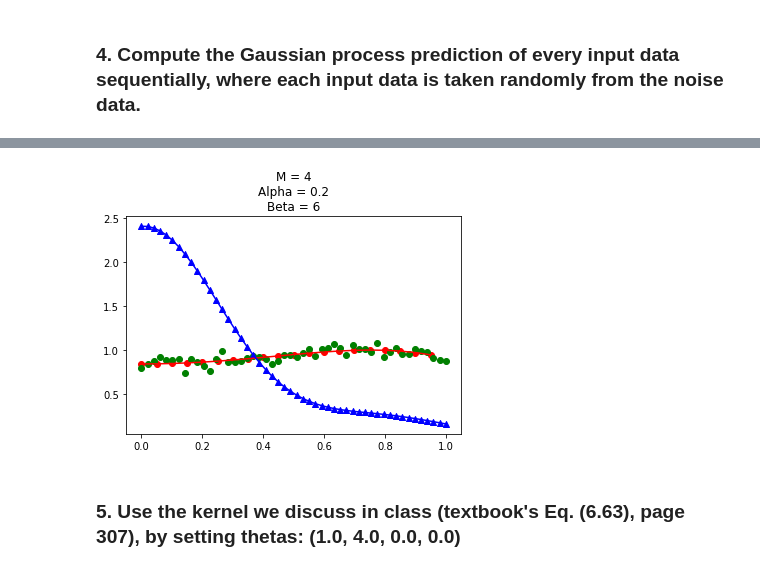
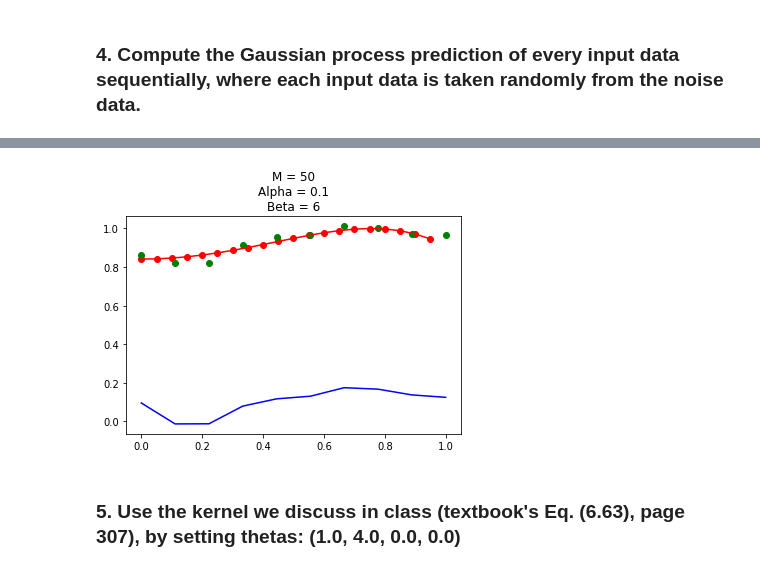
Before and after one commit to ninichang/py-and-fs, a Jupyter notebook: ML_Assignment_4_Gaussian_Processes_for_Regression.ipynb, the cells around one changed output, grey strips where cells are left out. Drawn from its saved outputs; the diff is of its cells as text; code cells hidden in the pictures.

```diff
--- a/ML_Assignment_4_Gaussian_Processes_for_Regression.ipynb
+++ b/ML_Assignment_4_Gaussian_Processes_for_Regression.ipynb
@@ -51,7 +51,7 @@ def gram_matrix(xn, M, alpha, sigma):
   big_phi = np.ones((len(xn), 1))
   for m_index in range(1, M):
         big_phi = np.c_[big_phi, gaussian_basis(xn, sigma*m_index, sigma)]
-  return np.dot(1/alpha, np.dot(big_phi, big_phi.T))
+  return 1/alpha* np.dot(big_phi, big_phi.T)
 
 def basis_kernel(xi, xj, M, alpha, sigma):
   phi_xi = [] ; phi_xj = []
@@ -66,34 +66,52 @@ def k_star_func(kernel_func, xn, x_star, M, alpha, sigma):
   k_star = []
   for i in range(len(xn)):
     phi_xi, phi_xj = kernel_func(xn[i], x_star, M, alpha, sigma)
-    k_star.append(np.dot(1/alpha, np.dot(phi_xi.T, phi_xj)))
+    k_star.append(1/alpha*np.dot(phi_xi.T, phi_xj))
   return np.reshape(k_star, (len(xn), 1))
 # %%
 def gaussian_process(xn, tn, M, alpha, beta):
-  sigma = (max(xn) - min(xn) + 0.0001)/M
-  chosen_x = [] ; chosen_x_index = [] ; xn_copy = xn ;
+  # ncol = 5 ; nrow = int(50/ncol)
+  # fig, axs = plt.subplots(nrow, ncol, figsize=(30, 40))
 
-  for round_index in range(len(xn)):
+  sigma = 1/M
+  chosen_x = [] ; chosen_x_index = [] ; xn_copy = xn ; round_index = 1 ;
+
+  for round_index in range(1, len(xn)+1):
+
     m_stars = [] ; sigma_stars = []
     x_star = np.random.choice(xn_copy) ; chosen_x.append(x_star)
     chosen_x_index.append(int(np.where(xn == x_star)[0])) ;
     xn_copy = np.delete(xn_copy, np.where(xn_copy == x_star))
 
-    xs = np.reshape(xn[chosen_x_index], (len(xn[chosen_x_index]), 1)) # xs : training data
-    ts = np.reshape(tn[chosen_x_index], (len(tn[chosen_x_index]), 1))
+    xs = np.reshape(xn[chosen_x_index], (round_index, 1))
+    ts = np.reshape(tn[chosen_x_index], (round_index, 1))
+
+    plt.scatter(X_coor, Y_coor, color="red") ;  plt.plot(X_coor, Y_coor, '-g', label='function', color="red")
+    plt.scatter(X, Y_noise, color="green");
+
+    offset = tn[int(np.where(xn == x_star)[0])]
 
     for i in range(len(xn)):
-      k_star = k_star_func(basis_kernel, xs, xn[i], M, alpha, sigma)
-      cn_inv = np.linalg.inv(np.dot(1/beta, np.identity(round_index+1)) + gram_matrix(xs, M, alpha, sigma))
+      x_star = xn[i]
+      k_star = k_star_func(basis_kernel, xs, x_star, M, alpha, sigma)
+      cn_inv = np.linalg.inv(1/beta * np.identity(round_index) + gram_matrix(xs, M, alpha, sigma))
       m_star = np.dot(np.dot(k_star.T, cn_inv), ts)
-      c_star = 1/beta + np.dot(basis_kernel(xn[i], xn[i], M, alpha, sigma)[0].T, basis_kernel(xn[i], xn[i], M, alpha, sigma)[0])
+      phi_x_star = basis_kernel(x_star, x_star, M, alpha, sigma)[0]
+      c_star = 1/beta + 1/alpha * np.dot(phi_x_star.T, phi_x_star)
       sigma_star = c_star - np.dot(np.dot(k_star.T, cn_inv), k_star)
 
       m_stars.append(m_star)
       sigma_stars.append(sigma_star)
 
+    plt.errorbar(xn, m_stars, np.squeeze(sigma_stars), color="blue")
+    plt.scatter(xn, m_stars, marker='^', color="blue")
+
+    title = 'round ' + str(round_index) + '. Chosen: ' + str(chosen_x_index) ; plt.title(title);
+    plt.subplots(1, 1)
   return np.squeeze(m_stars), np.squeeze(sigma_stars)
 
 
-gaussian_process(X, Y_noise, M, alpha, beta)
+M = 50 ; alpha = 0.1 ; beta = 6
+m_stars, sigma_stars = gaussian_process(X, Y_noise, M, alpha, beta)
+print(m_stars , sigma_stars)
 # %% [output]
@@ -117,15 +132,11 @@ gaussian_process(X, Y_noise, M, alpha, beta)
 # %%
-M = 4 ; alpha = 0.2 ; beta = 6
-m_stars, sigma_stars = gaussian_process(X, Y_noise, M, alpha, beta)
-
 plt.scatter(X_coor, Y_coor, color="red") ;  plt.plot(X_coor, Y_coor, '-g', label='function', color="red")
 plt.scatter(X, Y_noise, color="green");
 plt.plot(X, m_stars, '-g', label='function', color="blue");
 title = 'M = '+ str(M) + '\nAlpha = '+ str(alpha) + '\nBeta = '+ str(beta) ; plt.title(title);
 # plt.errorbar(X, m_stars, sigma_stars, color="blue")
-plt.scatter(X, m_stars, marker='^', color = 'blue');
 # %% [output]
-[figure, old version]
+[figure, new version]
 # %% [markdown]
 ### 5.  Use the kernel we discuss in class (textbook's Eq. (6.63), page 307), by setting thetas: (1.0, 4.0, 0.0, 0.0)
 # %%
```
Also changed, not shown: parts of 3 cells of this notebook.
